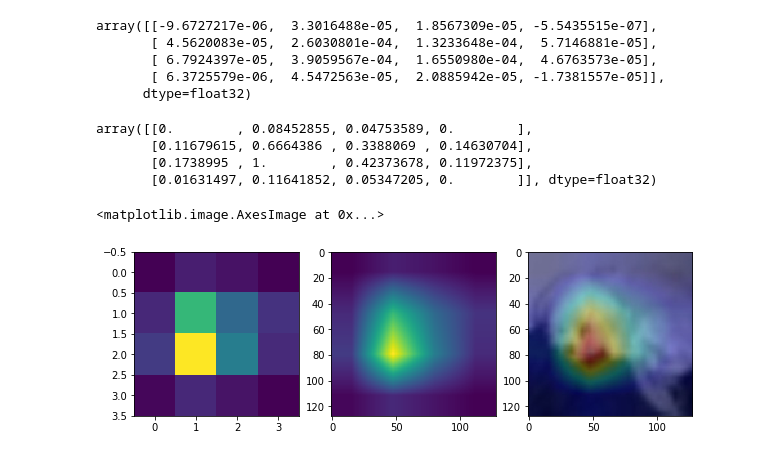
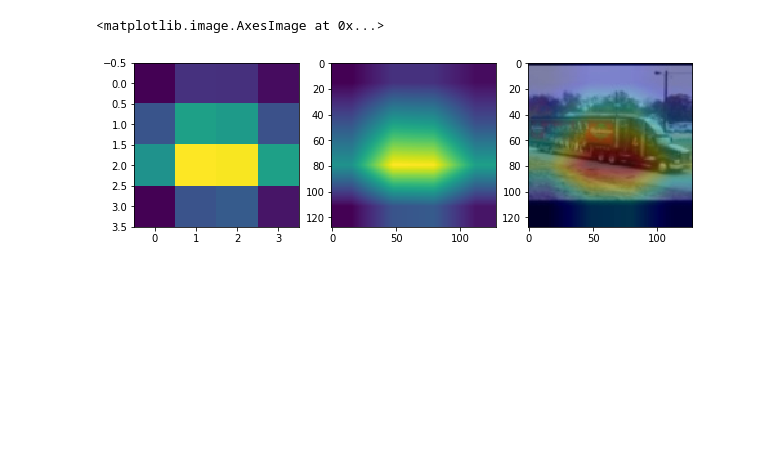
Before and after one commit to jjxxmiin/obJDetection, a Jupyter notebook: example/cam/grad_cam.ipynb, the cells around one changed output. Saved outputs shown, nothing was run; the diff lists cells and outputs as text; code cells hidden in the pictures; blank space fills up the shorter version.

Commit message:
Update grad cam notebook

```diff
--- a/example/cam/grad_cam.ipynb
+++ b/example/cam/grad_cam.ipynb
@@ -29,8 +50,5 @@ model = model.eval()
 # %%
-from PIL import Image
-import matplotlib.pyplot as plt
-
-img_path = './test/test4.png'
+img_path = './test_img/stl10/test1.png'
 
 img = Image.open(img_path)
 
@@ -54,9 +72,6 @@ gradients = []
 def save_gradient(grad):
     gradients.append(grad)
 
-datas = Variable(tensor_img)
+datas = Variable(tensor_img, requires_grad=True)
 
 feature = datas[0].unsqueeze(0)
-# %%
-for name,_ in model.named_children():
-    print(name)
@@ -80,6 +88,8 @@ for name, module in model.named_children():
     if name == 'Block4':
         feature.register_hook(save_gradient)
         final_conv = feature
+        print(feature.shape)
+        feature = torch.mean(feature, [2, 3])
 # %% [output]
 torch.Size([1, 3, 128, 128])
 torch.Size([1, 64, 64, 64])
@@ -138,11 +162,3 @@ for i,w in enumerate(weights):
-# %%
-cam
-# %% [output]
-array([[-9.6727217e-06,  3.3016488e-05,  1.8567309e-05, -5.5435515e-07],
-       [ 4.5620083e-05,  2.6030801e-04,  1.3233648e-04,  5.7146881e-05],
-       [ 6.7924397e-05,  3.9059567e-04,  1.6550980e-04,  4.6763573e-05],
-       [ 6.3725579e-06,  4.5472563e-05,  2.0885942e-05, -1.7381557e-05]],
-      dtype=float32)
 # %%
 def scaling(cam):
     cam = cam - np.min(cam)
@@ -152,35 +168,28 @@ def scaling(cam):
 # %%
 cam = scaling(cam)
 mask = scaling(mask)
-# %%
-mask
-# %% [output]
-array([[0.        , 0.08452855, 0.04753589, 0.        ],
-       [0.11679615, 0.6664386 , 0.3388069 , 0.14630704],
-       [0.1738995 , 1.        , 0.42373678, 0.11972375],
-       [0.01631497, 0.11641852, 0.05347205, 0.        ]], dtype=float32)
 # %%
 import cv2
 
 fig, axs = plt.subplots(1, 3, figsize=(10,10))
 
-axs[0].imshow(mask)
+axs[0].imshow(cam)
 
-resized_cam = cv2.resize(mask, (128, 128))
+resized_cam = cv2.resize(cam, (128, 128))
 
 axs[1].imshow(resized_cam)
 
 heatmap = cv2.applyColorMap(np.uint8(255 * resized_cam), cv2.COLORMAP_JET)
 
 img = cv2.imread(img_path)
 img = cv2.resize(img, (128,128))
 heatimg = heatmap*0.3 + img*0.5
 cv2.imwrite('./cam.jpg', heatimg)
 
 cam_img = cv2.imread('./cam.jpg')
 cam_img = cv2.cvtColor(cam_img, cv2.COLOR_BGR2RGB)
 
 axs[2].imshow(cam_img)
 # %% [output]
 <matplotlib.image.AxesImage at 0x...>
-[figure, old version]
+[figure, new version]
```
Also changed, not shown: parts of 19 cells of this notebook.
